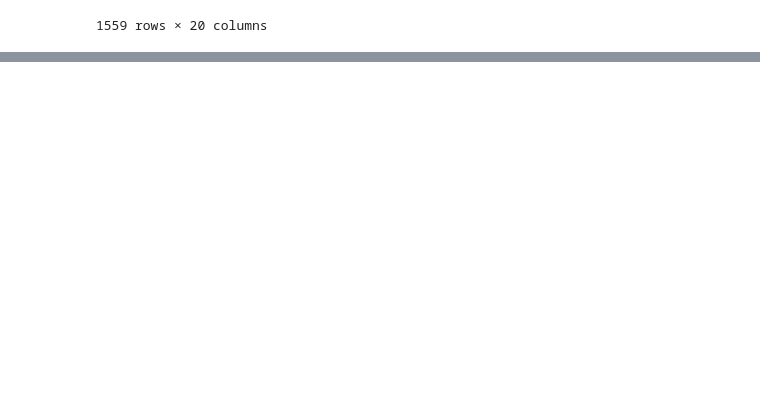
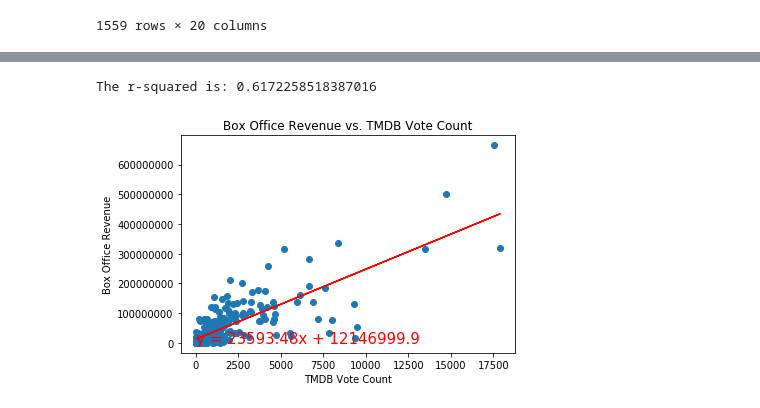
Before and after one commit to cjsheffler/Group-Project-Two, a Jupyter notebook: pandas ETL.ipynb, the cells around one changed output, grey strips where cells are left out. Drawn from its saved outputs; the diff is of its cells as text; code cells hidden in the pictures; blank space fills up the shorter version.

```diff
--- a/pandas ETL.ipynb
+++ b/pandas ETL.ipynb
@@ -177,0 +201,3 @@ plt.show()
+# %%
+box_office_vote_count = box_office_movies.dropna(subset=["vote_count"])
+box_office_vote_count
@@ -177,0 +218,19 @@ plt.show()
+# %%
+x_values = box_office_vote_count['vote_count']
+y_values = box_office_vote_count['boxoffice']
+(slope, intercept, rvalue, pvalue, stderr) = linregress(x_values, y_values)
+regress_values = x_values * slope + intercept
+line_eq = "y = " + str(round(slope,2)) + "x + " + str(round(intercept,2))
+plt.scatter(x_values,y_values)
+plt.plot(x_values,regress_values,"r-")
+plt.annotate(line_eq,(0,50),fontsize=15,color="red")
+plt.title('Box Office Revenue vs. TMDB Vote Count')
+plt.xlabel('TMDB Vote Count')
+plt.ylabel('Box Office Revenue')
+#Turn off the scientific notation (ie8)
+plt.ticklabel_format(style="Plain")
+print(f"The r-squared is: {rvalue**2}")
+plt.show()
+# %% [output]
+The r-squared is: 0.6172258518387016
+[figure, added]
```
Also changed, not shown: parts of 13 cells of this notebook, 3 other files.
